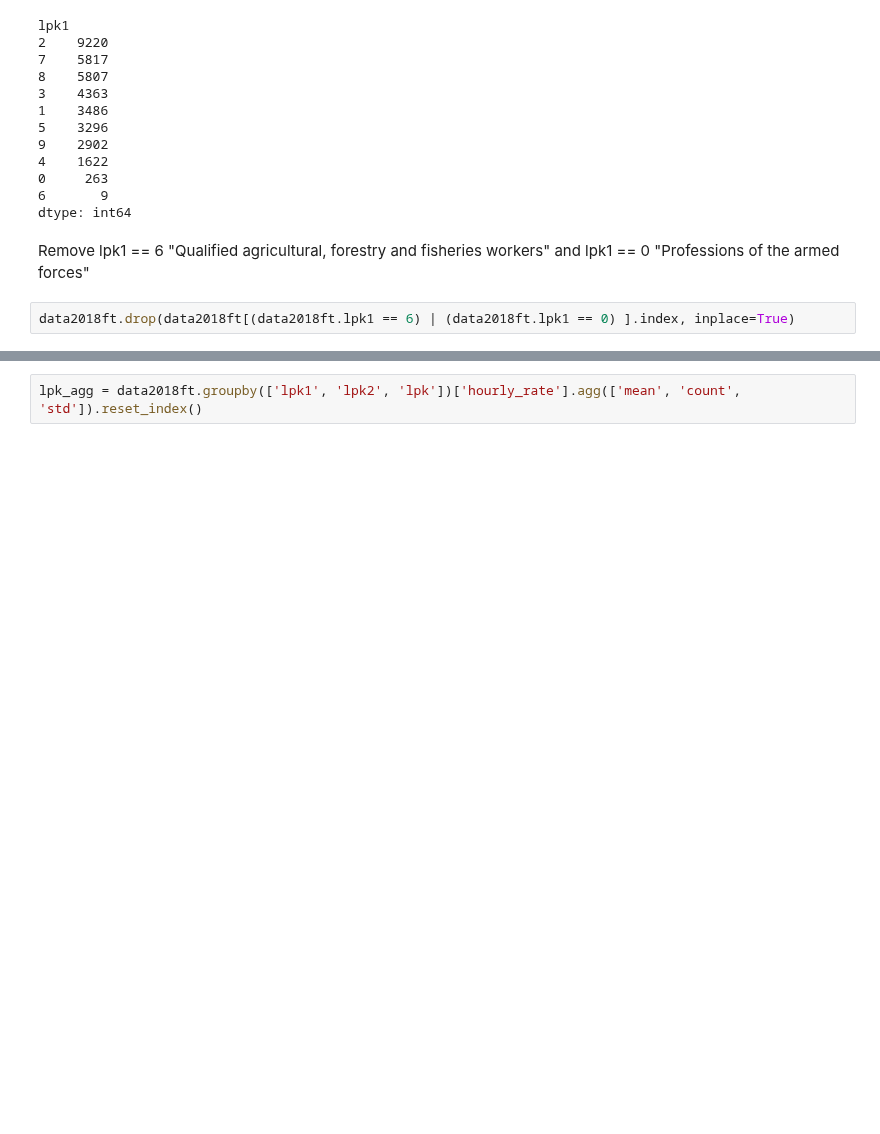
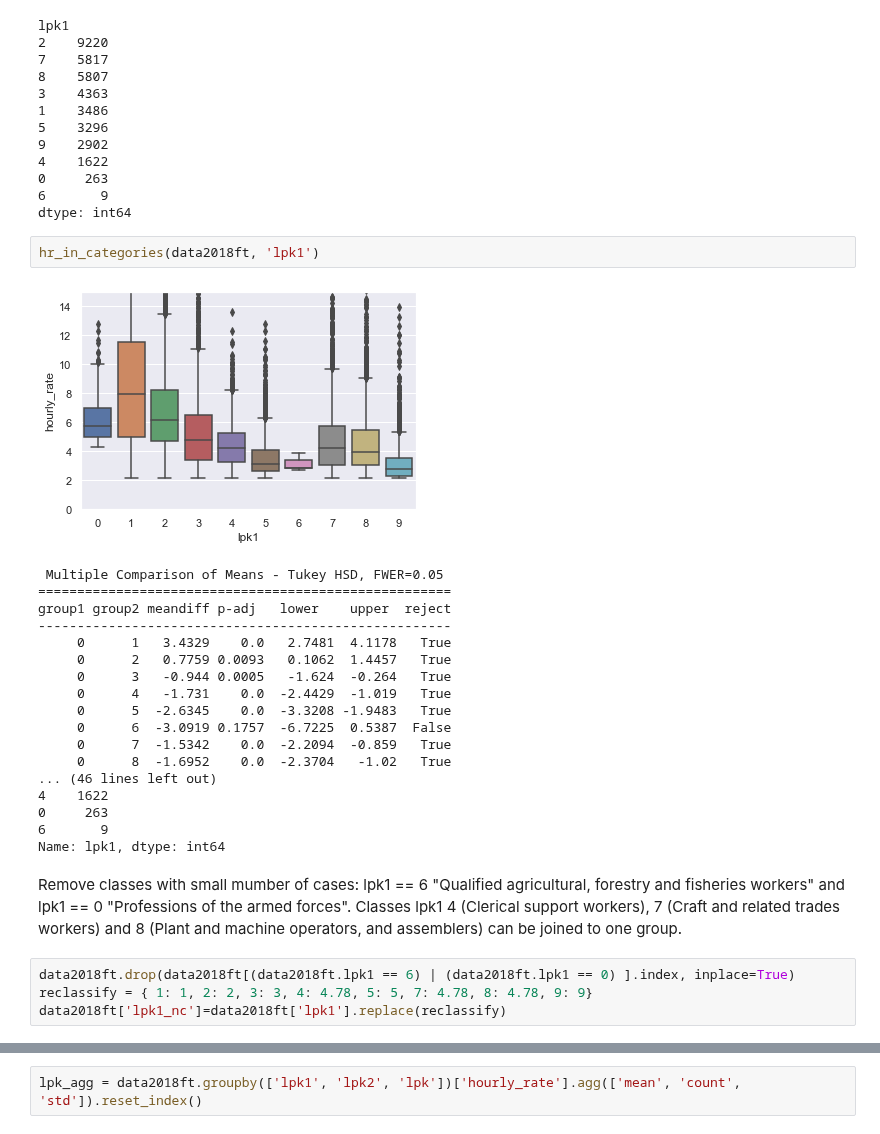
Before and after one commit to EdvinasStonevicius/LT-national-salary-analysis, a Jupyter notebook: python/Feature_engineering.ipynb, the cells around one changed output, grey strips where cells are left out. Cells and saved outputs as stored; diff of their text form; blank space fills up the shorter version.

```diff
--- a/python/Feature_engineering.ipynb
+++ b/python/Feature_engineering.ipynb
@@ -206,7 +206,31 @@ lpk1
 0     263
 6       9
 dtype: int64
+# %%
+hr_in_categories(data2018ft, 'lpk1')
+# %% [output]
+[figure, added]
+ Multiple Comparison of Means - Tukey HSD, FWER=0.05
+=====================================================
+group1 group2 meandiff p-adj   lower    upper  reject
+-----------------------------------------------------
+     0      1   3.4329    0.0   2.7481  4.1178   True
+     0      2   0.7759 0.0093   0.1062  1.4457   True
+     0      3   -0.944 0.0005   -1.624  -0.264   True
+     0      4   -1.731    0.0  -2.4429  -1.019   True
+     0      5  -2.6345    0.0  -3.3208 -1.9483   True
+     0      6  -3.0919 0.1757  -6.7225  0.5387  False
+     0      7  -1.5342    0.0  -2.2094  -0.859   True
+     0      8  -1.6952    0.0  -2.3704   -1.02   True
+... (46 lines left out)
+4    1622
+0     263
+6       9
+Name: lpk1, dtype: int64
 # %% [markdown]
-Remove lpk1 == 6 "Qualified agricultural, forestry and fisheries workers" and lpk1 == 0 "Professions of the armed forces"
+ Remove classes with small mumber of cases: lpk1 == 6 "Qualified agricultural, forestry and fisheries workers" and lpk1 == 0 "Professions of the armed forces".
+Classes lpk1 4 (Clerical support workers), 7 (Craft and related trades workers) and 8 (Plant and machine operators, and assemblers) can be joined to one group.
 # %%
 data2018ft.drop(data2018ft[(data2018ft.lpk1 == 6) | (data2018ft.lpk1 == 0) ].index, inplace=True)
+reclassify = { 1: 1, 2: 2, 3: 3, 4: 4.78, 5: 5, 7: 4.78, 8: 4.78, 9: 9}
+data2018ft['lpk1_nc']=data2018ft['lpk1'].replace(reclassify)
```
Also changed, not shown: parts of 4 cells of this notebook.
